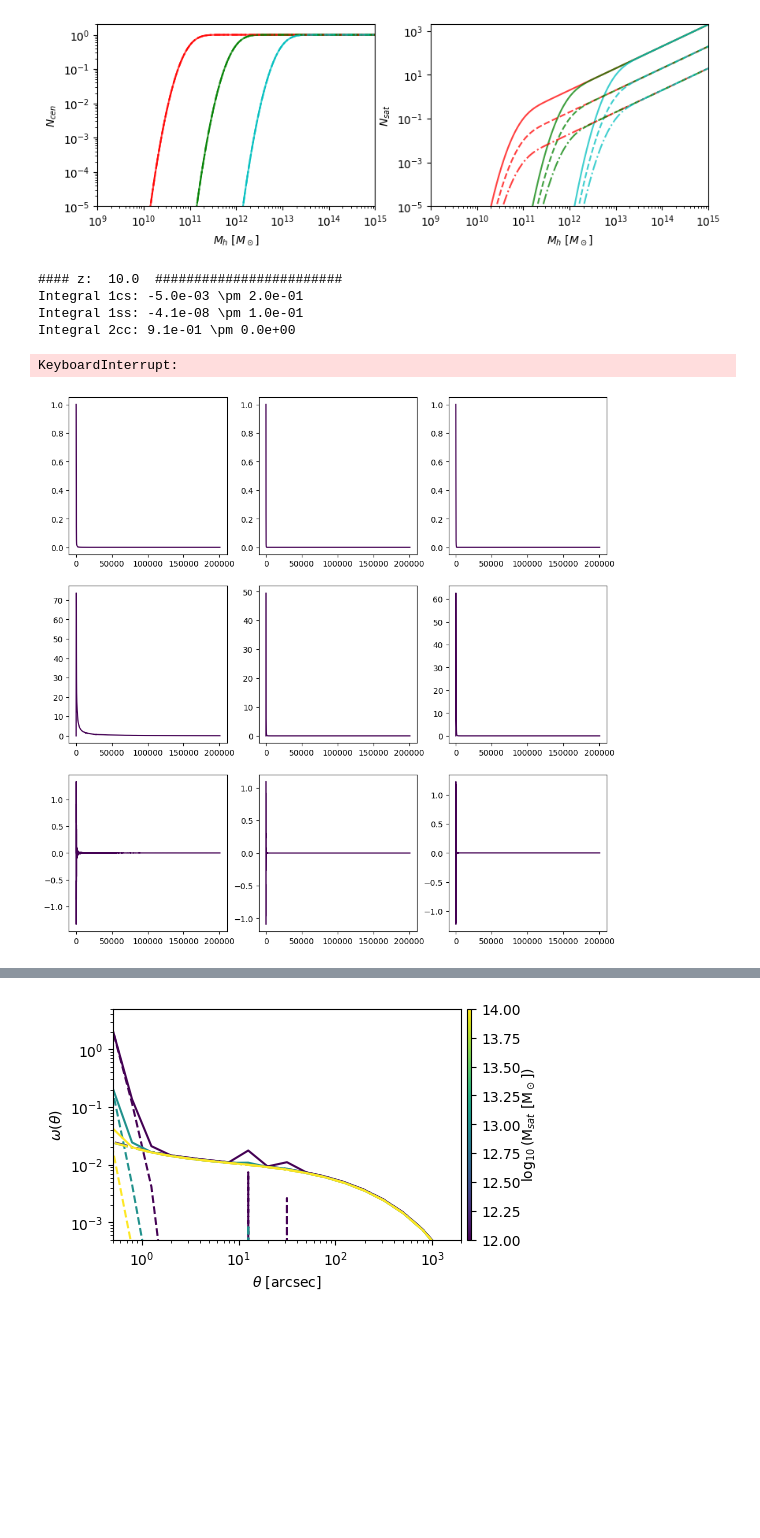
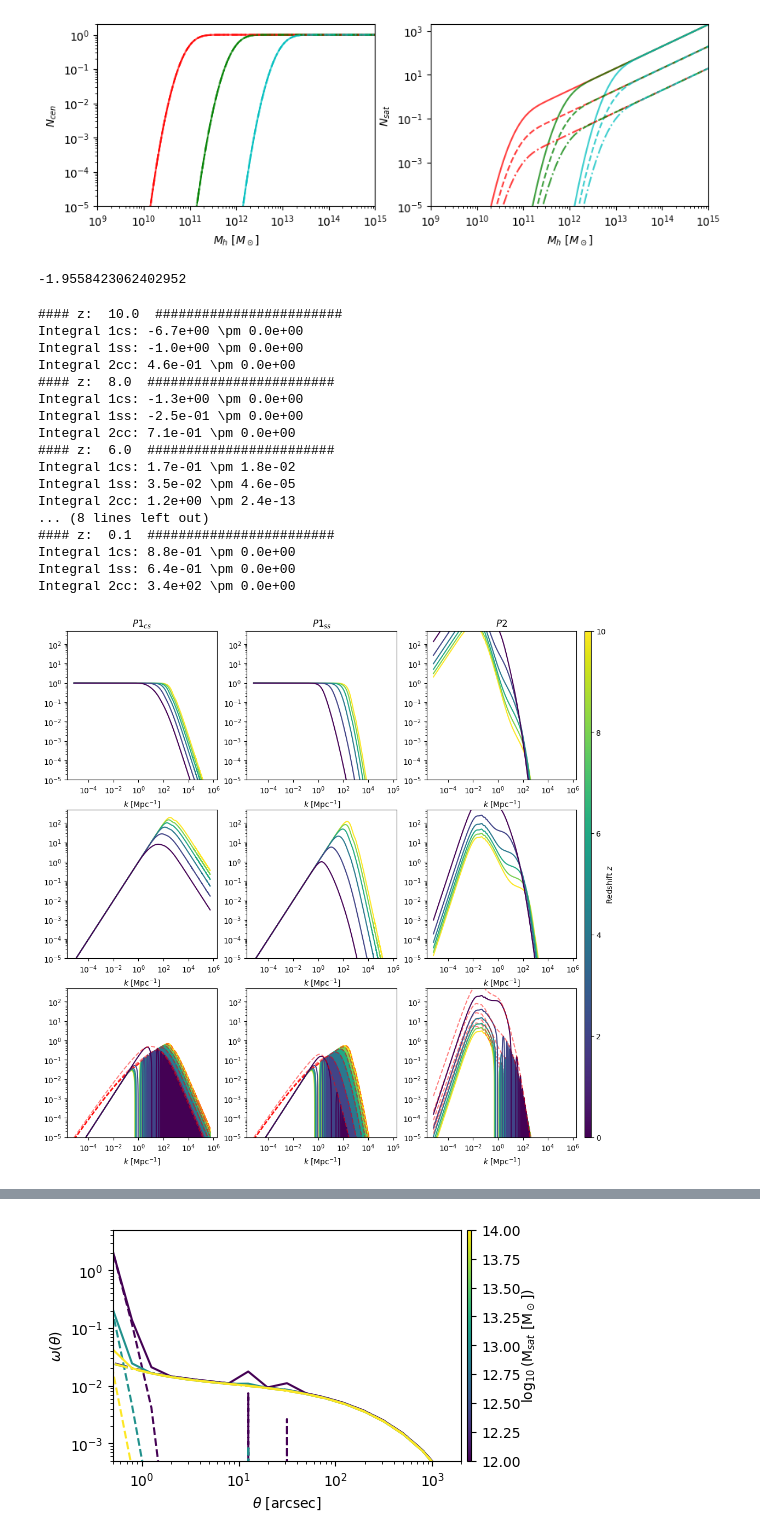
Before and after one commit to Ferr013/HOD, a Jupyter notebook: test_note.ipynb, the cells around one changed output, grey strips where cells are left out. Drawn from its saved outputs; the diff is of its cells as text; code cells hidden in the pictures; blank space fills up the shorter version.

```diff
--- a/test_note.ipynb
+++ b/test_note.ipynb
@@ -109,9 +112,20 @@ ax[1].set_ylim((1e-5,2e3))
 plt.show()
 # %% [output]
 [figure]
+# %%
+M_h_array, HMF_array, hmf_nu, hmf_k, hmf_PS = HOD.init_lookup_table(z,
+                                                                        PRECOMP_UFT = False,
+                                                                        REWRITE_TBLS = False,
+                                                                        LOW_RES = True,
+                                                                        M_DM_min = 1e9, M_DM_max = np.inf)
+
+np.log10(hmf_k[np.argmax(hmf_PS)])
+# %% [output]
+-1.9558423062402952
 # %%
-M_min, M_sat = 1e12, 1e13
-theta = 10/206265
+M_min, M_sat = 10**10.5, 10**11.5
+alpha, sigma_logM = 1, 0.2
+theta = 100/206265
 
 from scipy.integrate import simpson
 
@@ -167,13 +181,18 @@ def check_integral_err(theta, z, P_1cs, P_1ss, PS_2h, Bessel, k_array, hmf_PS, S
 
 fig, ax = plt.subplots(3, 3, figsize=(12, 12), sharex=False, sharey=False)
 z_display = np.array([0.1, 2, 4, 6, 8, 10])
-color = iter(cm.viridis(np.linspace(0,1,len(z_display))))
+# z_display = np.array([0.1])
+color = iter(cm.viridis(np.linspace(0,1,len(z_display))[::-1]))
 for z in tqdm(z_display[::-1]):
     comoving_distance_z = cosmo.comoving_distance(z).value
-    M_h_array, HMF_array, hmf_nu, hmf_k, hmf_PS = HOD.init_lookup_table(z, 0, 0)
+    M_h_array, HMF_array, hmf_nu, hmf_k, hmf_PS = HOD.init_lookup_table(z,
+                                                                        PRECOMP_UFT = False,
+                                                                        REWRITE_TBLS = False,
+                                                                        LOW_RES = True,
+                                                                        M_DM_min = 1e10, M_DM_max = np.inf)
     U_FT = None
-    NCEN = HOD.N_cen(M_h_array, M_min, 0.2)
-    NSAT = HOD.N_sat(M_h_array, M_sat, 1, M_min, 0.2)
+    NCEN = HOD.N_cen(M_h_array, M_min, sigma_logM)
+    NSAT = HOD.N_sat(M_h_array, M_sat, alpha, M_min, sigma_logM)
     crit_dens_rescaled = (4/3*np.pi*cosmo.critical_density(z).value*200*2e40)
     bias = Tinker10(nu=hmf_nu).bias()
     P_1cs, P_1ss, PS_2h = PS_1cs_1ss_2_terms(z, M_h_array, HMF_array, NCEN, NSAT, U_FT, bias)
@@ -183,45 +202,63 @@ for z in tqdm(z_display[::-1]):
     _c_ = next(color)
     ax[0, 0].plot(hmf_k, P_1cs, c=_c_)
     ax[0, 1].plot(hmf_k, P_1ss, c=_c_)
-    ax[0, 2].plot(hmf_k, PS_2h, c=_c_)
+    ax[0, 2].plot(hmf_k, PS_2h * hmf_PS, c=_c_)
     ax[1, 0].plot(hmf_k, P_1cs * hmf_k, c=_c_)
     ax[1, 1].plot(hmf_k, P_1ss * hmf_k, c=_c_)
-    ax[1, 2].plot(hmf_k, PS_2h * hmf_k, c=_c_)
+    ax[1, 2].plot(hmf_k, PS_2h * hmf_k * hmf_PS, c=_c_)
     Bessel = np.array([special.j0(k*theta*comoving_distance_z) for k in hmf_k])
     ax[2, 0].plot(hmf_k, P_1cs * hmf_k / (2*np.pi) * Bessel, c=_c_)
     ax[2, 1].plot(hmf_k, P_1ss * hmf_k / (2*np.pi) * Bessel, c=_c_)
-    ax[2, 2].plot(hmf_k, PS_2h * hmf_k / (2*np.pi) * Bessel, c=_c_)
+    ax[2, 2].plot(hmf_k, PS_2h * hmf_k * hmf_PS / (2*np.pi) * Bessel, c=_c_)
+    if 1:
+        BesseY = np.array([special.y0(k*theta*comoving_distance_z) for k in hmf_k])
+        B_envl = np.sqrt(np.power(Bessel, 2) + np.power(BesseY, 2))
+        ax[2, 0].plot(hmf_k, P_1cs * hmf_k / (2*np.pi) * B_envl, c='r', alpha = 0.5, ls='--')
+        ax[2, 1].plot(hmf_k, P_1ss * hmf_k / (2*np.pi) * B_envl, c='r', alpha = 0.5, ls='--')
+        ax[2, 2].plot(hmf_k, PS_2h * hmf_k * hmf_PS / (2*np.pi) * B_envl, c='r', alpha = 0.5, ls='--')
     R_T1cs, R_T1ss, R_T2 = check_integral_err(theta, z, P_1cs, P_1ss, PS_2h, Bessel, hmf_k, hmf_PS)
 
 for j in range(3):
     ax[j, 0].set_xscale('log')
     ax[j, 0].set_yscale('log')
     ax[j, 0].set_xlabel(r'$k$ [Mpc$^{-1}]$')
-    ax[j, 0].set_title(r'$P1_{cs}$')
+    ax[0, 0].set_title(r'$P1_{cs}$')
     ax[j, 1].set_xscale('log')
     ax[j, 1].set_yscale('log')
     ax[j, 1].set_xlabel(r'$k$ [Mpc$^{-1}]$')
-    ax[j, 1].set_title(r'$P1_{ss}$')
+    ax[0, 1].set_title(r'$P1_{ss}$')
     ax[j, 2].set_xscale('log')
     ax[j, 2].set_yscale('log')
     ax[j, 2].set_xlabel(r'$k$ [Mpc$^{-1}]$')
-    ax[j, 2].set_title(r'$P2$')
+    ax[0, 2].set_title(r'$P2$')
     ax[j, 0].set_ylim((1e-5,5e2))
     ax[j, 1].set_ylim((1e-5,5e2))
     ax[j, 2].set_ylim((1e-5,5e2))
 
 p0 = ax[0,1].get_position().get_points().flatten()
 ax_cbar = fig.add_axes([0.912, 0.11, 0.01, 0.77])
 norm = NormColor(vmin=np.min(z_display*0),vmax=np.max(z_display))
 s_m = cm.ScalarMappable(cmap=cm.viridis, norm=norm)
 s_m.set_array([])
 cbar = plt.colorbar(s_m, cax=ax_cbar)
 cbar.set_label(r'Redshift $z$', labelpad=0)
 plt.show()
 # %% [output]
 #### z:  10.0  ########################
-Integral 1cs: -5.0e-03 \pm 2.0e-01
-Integral 1ss: -4.1e-08 \pm 1.0e-01
-Integral 2cc: 9.1e-01 \pm 0.0e+00
+Integral 1cs: -6.7e+00 \pm 0.0e+00
+Integral 1ss: -1.0e+00 \pm 0.0e+00
+Integral 2cc: 4.6e-01 \pm 0.0e+00
+#### z:  8.0  ########################
+Integral 1cs: -1.3e+00 \pm 0.0e+00
+Integral 1ss: -2.5e-01 \pm 0.0e+00
+Integral 2cc: 7.1e-01 \pm 0.0e+00
+#### z:  6.0  ########################
+Integral 1cs: 1.7e-01 \pm 1.8e-02
+Integral 1ss: 3.5e-02 \pm 4.6e-05
+Integral 2cc: 1.2e+00 \pm 2.4e-13
+... (8 lines left out)
+#### z:  0.1  ########################
+Integral 1cs: 8.8e-01 \pm 0.0e+00
+Integral 1ss: 6.4e-01 \pm 0.0e+00
+Integral 2cc: 3.4e+02 \pm 0.0e+00
-KeyboardInterrupt:
-[figure, old version]
+[figure, new version]
```
Also changed, not shown: parts of 14 cells of this notebook, 10 other files.
